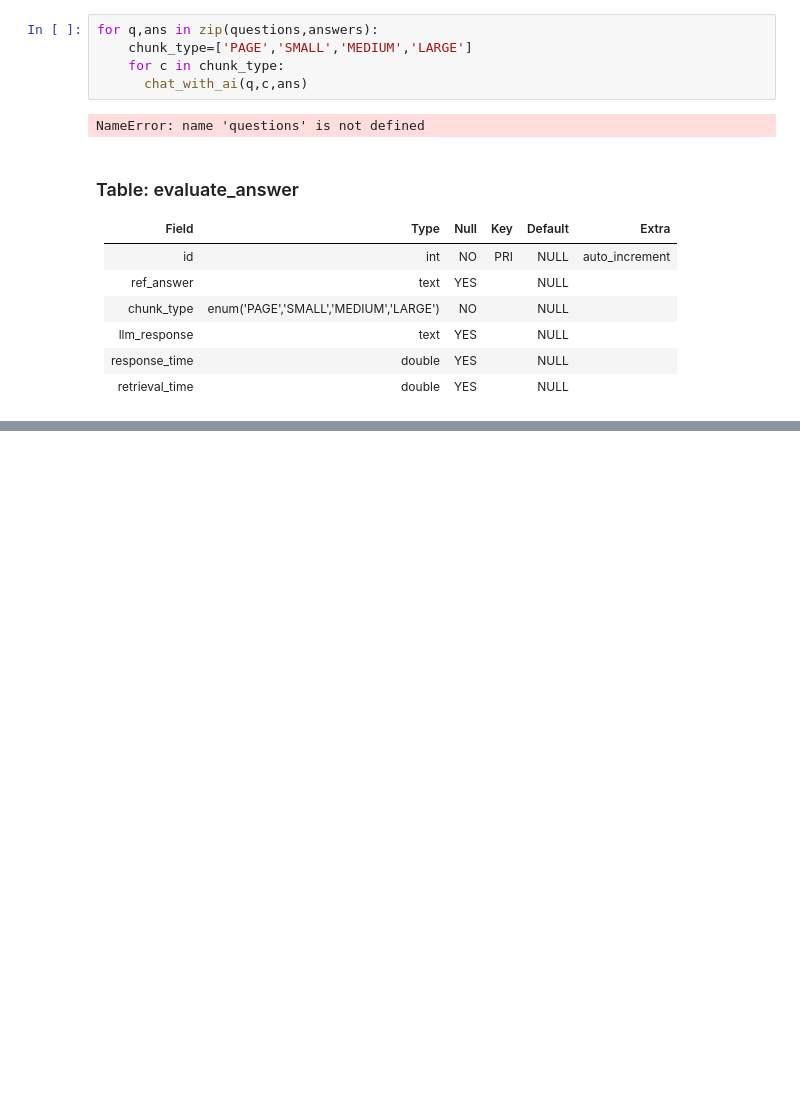
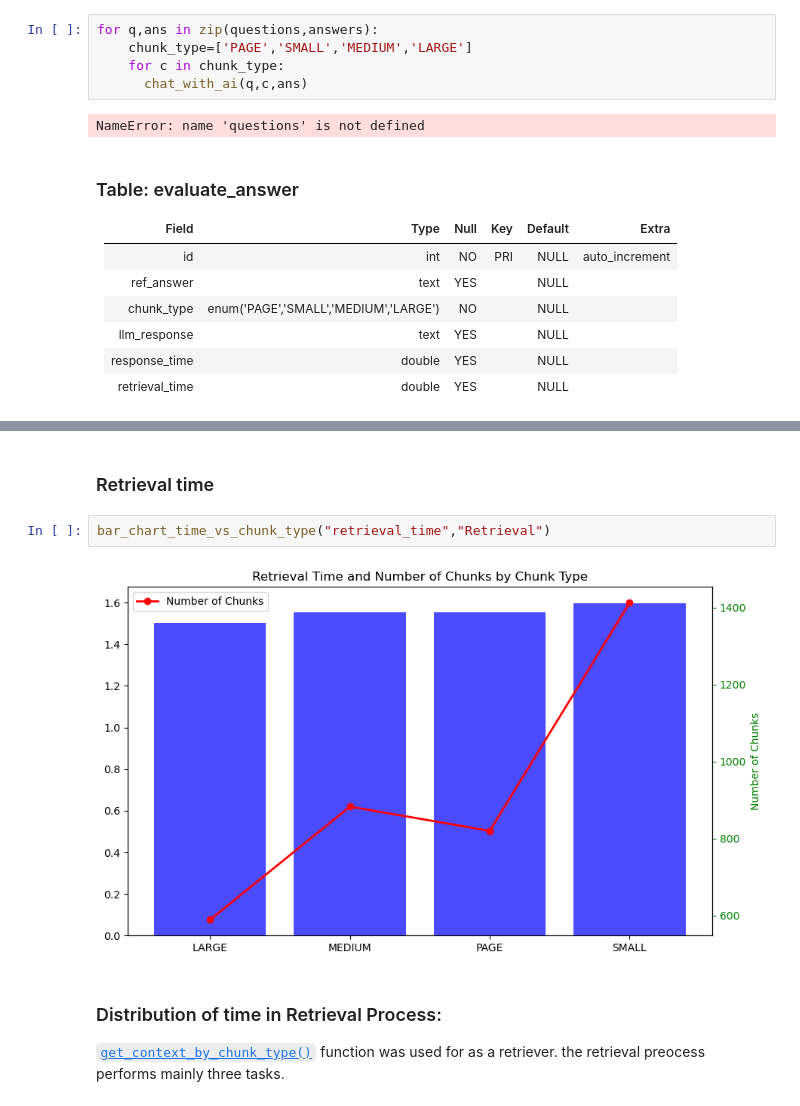
Before and after one commit to Jrana1/Bachelor_Thesis, a Jupyter notebook: bachelor_thesis_analysis_part.ipynb, the cells around one changed output, grey strips where cells are left out. Cells and saved outputs as stored; diff of their text form; blank space fills up the shorter version.

```diff
--- a/bachelor_thesis_analysis_part.ipynb
+++ b/bachelor_thesis_analysis_part.ipynb
@@ -351,0 +430,9 @@ responses.head()
+# %% [markdown]
+### Retrieval time
+# %%
+bar_chart_time_vs_chunk_type("retrieval_time","Retrieval")
+# %% [output]
+[figure, added]
+# %% [markdown]
+### Distribution of time in Retrieval Process:
+[<code>get_context_by_chunk_type()</code>](#cell-2) function was used for as a retriever. the retrieval preocess performs mainly three tasks.
```
Also changed, not shown: parts of 116 cells of this notebook, 2 other files.
